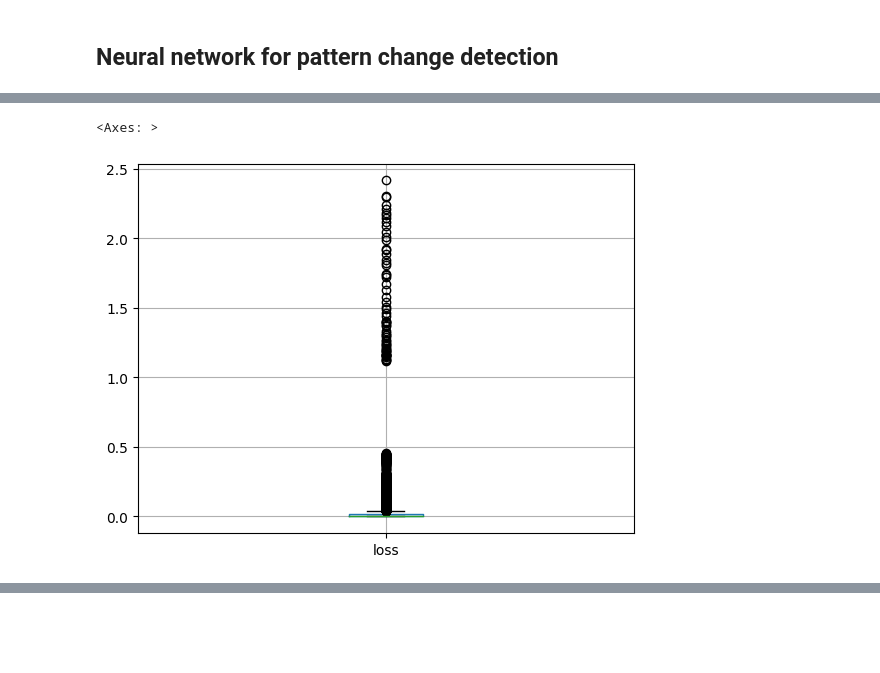
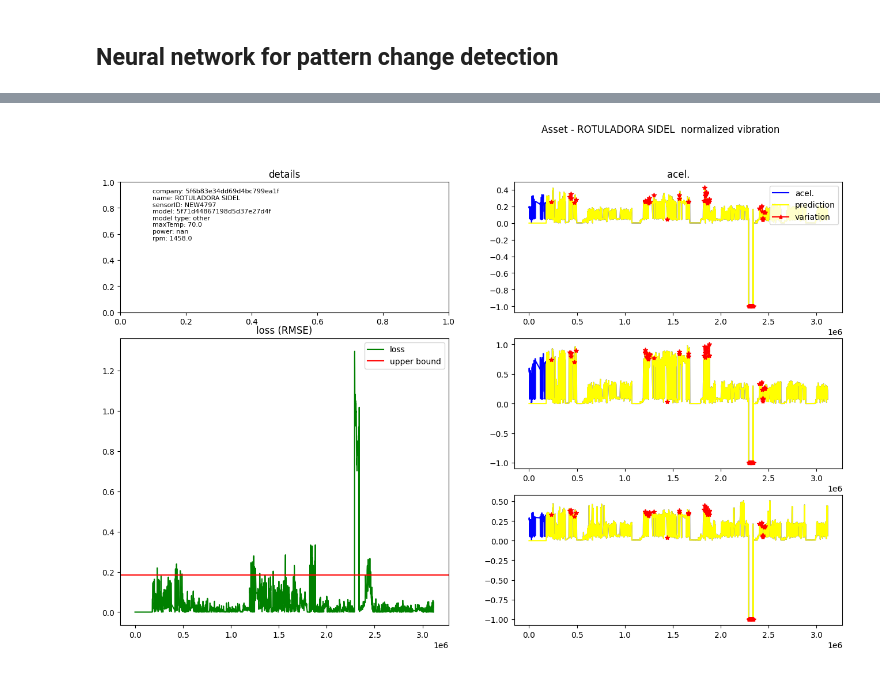
Before and after one commit to Leadz-wu/trac_test, a Jupyter notebook: test_2 _nn.ipynb, the cells around one changed output, grey strips where cells are left out. Cells and saved outputs as stored; diff of their text form; code cells hidden in the pictures; blank space fills up the shorter version.

Commit message:
CHORE:  plot cnn results

```diff
--- a/test_2 _nn.ipynb
+++ b/test_2 _nn.ipynb
@@ -125,8 +62,6 @@ class Asset:
         self.df = self.setData(df)
 
         self.calcDownTime()
-        if False:
-            self.plotData()
 
     def setData(self, df):
         df = df[df['sensorId'] == self.sensorID].sort_values(by='created')
@@ -152,10 +87,8 @@ class Asset:
         df['time_s_3'] = df['time_s_2']
         df['time_s_2'] = df['time_s_2'].fillna(df['time_s'])
         df = df.reset_index(drop=True)
-        return df
 
-    def plotData(self):
-        details = '\
+        self.details = '\
         company: {}\n\
         name: {}\n\
         sensorID: {}\n\
@@ -173,10 +106,15 @@ class Asset:
             self.power,
             self.rpm)
 
+        return df
+
+    def plotData(self):
+        # diagram plots
         fig, axes = plt.subplots(4, 2, figsize=(15, 10), sharey=False)
         plt.subplots_adjust(wspace=0.2, hspace=0.4)
-        axes[1][0].plot(self.df['time_s_2'], self.df['params.accelRMS.x'], color='blue')
-        axes[1][0].axhline(y = self.amp_x*0.05 + self.df['params.accelRMS.x'].min(), color = 'r', linestyle = '-')
+        l1, = axes[1][0].plot(self.df['time_s_2'], self.df['params.accelRMS.x'], color='blue')
+        l2 = axes[1][0].axhline(y = self.amp_x*0.05 + self.df['params.accelRMS.x'].min(), color = 'r', linestyle = '-')
+        axes[1][0].legend([l1, l2], ['acel. signal', 'upper bound downtime'], loc = 'upper right')
         axes[2][0].plot(self.df['time_s_2'], self.df['params.accelRMS.y'], color='blue')
         axes[2][0].axhline(y = self.amp_y*0.05 + self.df['params.accelRMS.y'].min(), color = 'r', linestyle = '-')
         axes[3][0].plot(self.df['time_s_2'], self.df['params.accelRMS.z'], color='blue')
@@ -188,7 +126,7 @@ class Asset:
 
         axes[0][1].plot(self.df['time_s_2'], self.df['temp'], color = 'orange')
 
-        axes[0][0].text(0.05, 0.95, details, fontsize=8, horizontalalignment='left', verticalalignment='top')
+        axes[0][0].text(0.05, 0.95, self.details, fontsize=8, horizontalalignment='left', verticalalignment='top')
 
         fig.suptitle('Asset - {}'.format(self.name))
         axes[0,0].set_title('details')
@@ -202,6 +140,7 @@ class Asset:
         axes[3,1].set_xlabel('time')
 
     def calcDownTime(self):
+        # calculo e impressão de downtime
         self.amp_x = self.df['params.accelRMS.x'].max() - self.df['params.accelRMS.x'].min()
         self.amp_y = self.df['params.accelRMS.y'].max() - self.df['params.accelRMS.y'].min()
         self.amp_z = self.df['params.accelRMS.z'].max() - self.df['params.accelRMS.z'].min()
@@ -224,6 +163,7 @@ class Asset:
         )
 
     def normalize(self):
+        # normalização dos vetores de aceleração [0,1] preservando a proporção
         max_val = max(self.df[['params.accelRMS.x','params.accelRMS.y','params.accelRMS.z']].max())
         min_val = min(self.df[['params.accelRMS.x','params.accelRMS.y','params.accelRMS.z']].min())
         self.df[
@@ -234,13 +174,8 @@ class Asset:
         self.df['params.accelRMS.y_n'] = self.df['params.accelRMS.y_n'].fillna(-1)
         self.df['params.accelRMS.z_n'] = self.df['params.accelRMS.z_n'].fillna(-1)
 
-        # fig, axes = plt.subplots(3, 1, figsize=(15, 10), sharey=False)
-        # plt.subplots_adjust(wspace=0.2, hspace=0.4)
-        # axes[0].plot(self.df['time_s_2'], self.df['params.accelRMS.x_n'], color='green')
-        # axes[1].plot(self.df['time_s_2'], self.df['params.accelRMS.y_n'], color='green')
-        # axes[2].plot(self.df['time_s_2'], self.df['params.accelRMS.z_n'], color='green')
-
     def varDetection(self):
+        # teste utilizando Isolation forest
         self.isForest = IsolationForest(contamination=0.04, max_samples=floor(len(self.df)*0.1))
         pred = self.isForest.fit_predict(self.df[['params.accelRMS.x_n','params.accelRMS.y_n','params.accelRMS.z_n']])
         self.df['pred'] = np.where(pred == -1, True, False)
@@ -261,5 +196,7 @@ class Asset:
 mach = list(assets['sensorId'].unique())
 data = {}
 
+# Create asset object and print details
 for idx, row in assets.iterrows():
     data[row['sensorId']] = Asset(full_df, row)
+    data[row['sensorId']].plotData()
@@ -279,4 +205,4 @@ ROTULADORA SIDEL  - uptime: 1422934 s, downtime: 1691270 s - 54.31%
 # %%
-for idx, row in assets.iterrows():
-    data[row['sensorId']].normalize()
+for i in data:
+    data[i].normalize()
     # data[row['sensorId']].varDetection()
@@ -446,5 +310,8 @@ plt.plot(aux.index,aux['loss'], color='green')
-# %%
-aux.boxplot(column='loss')
-# %% [output]
-<Axes: >
-[figure, removed]
+# %%
+assetCnn = {}
+# for i in data:
+assetCnn[i] = Cnn(data[i])
+assetCnn[i].train(1000)
+assetCnn[i].predict()
+assetCnn[i].plotResults(data[i])
+# %% [output]
@@ -450,0 +322 @@ aux.boxplot(column='loss')
+[figure, added]
```
Also changed, not shown: parts of 32 cells of this notebook.
